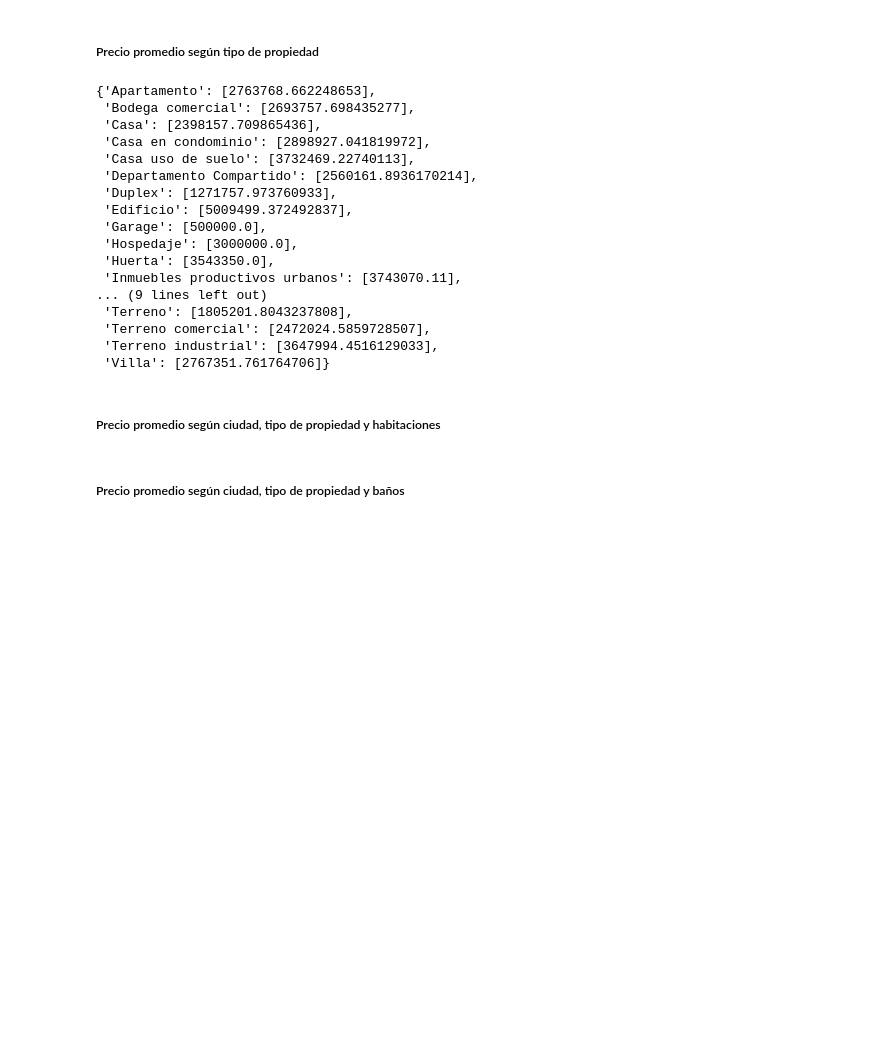
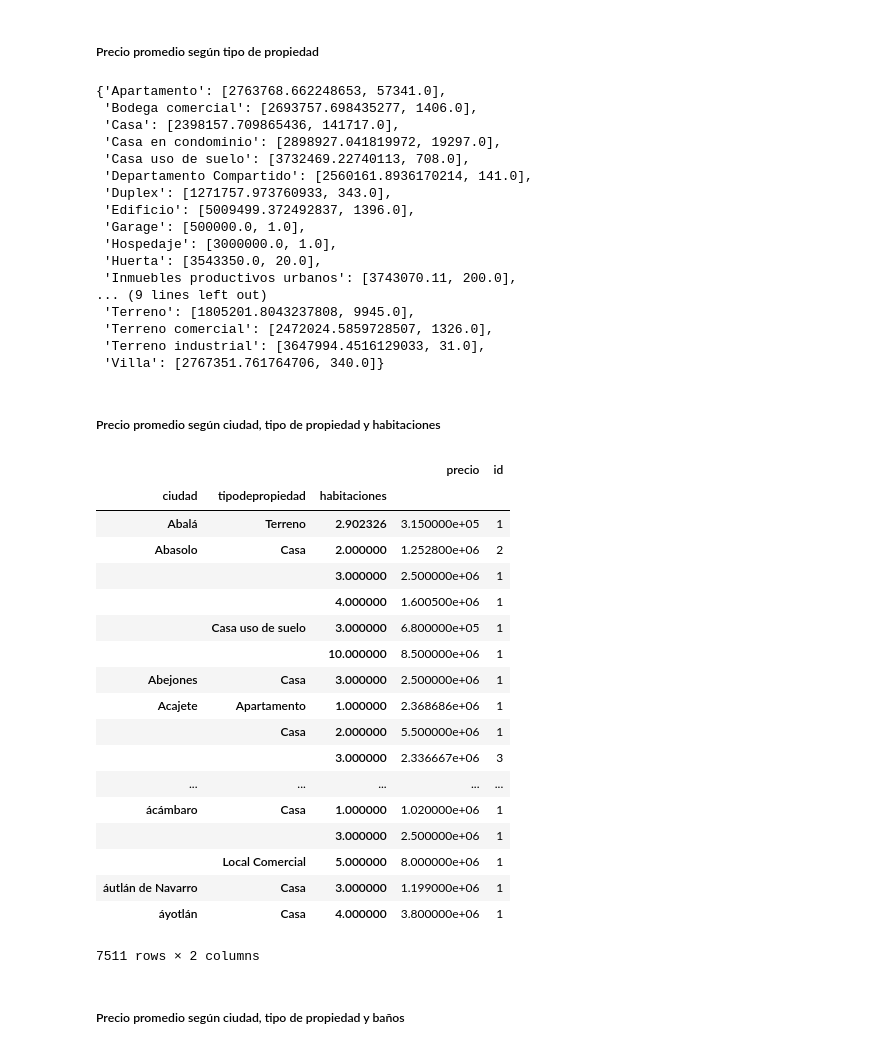
Before and after one commit to cessar5/7506_20192C, a Jupyter notebook: creacionFeatures.ipynb, the cells around one changed output. Drawn from its saved outputs; the diff is of its cells as text; code cells hidden in the pictures; blank space fills up the shorter version.

```diff
--- a/creacionFeatures.ipynb
+++ b/creacionFeatures.ipynb
@@ -430,10 +477,11 @@ df_test['garages_por_habitacion'] = df_test.garages.combine(df_test.habitaciones
 # %%
-precio_promedio_por_ciudad = df_train.groupby('ciudad').agg({'precio':'mean'}).T.to_dict('list')
+precio_promedio_por_ciudad = df_train.groupby('ciudad').agg({'precio':'mean', 'id': 'count'}).T.to_dict('list')
 precio_promedio_general = df_train.precio.mean()
 # %%
 def obtener_precio_promedio_por_ciudad(una_ciudad):
     if una_ciudad in precio_promedio_por_ciudad:
-        return precio_promedio_por_ciudad[una_ciudad][0]
+        if (precio_promedio_por_ciudad[una_ciudad][1] >= 50):
+            return precio_promedio_por_ciudad[una_ciudad][0]
     return precio_promedio_general
 # %%
 df_train['precio_prom_ciudad'] = df_train['ciudad'].apply(obtener_precio_promedio_por_ciudad)
@@ -441,36 +489,59 @@ df_test['precio_prom_ciudad'] = df_test['ciudad'].apply(obtener_precio_promedio_
 # %% [markdown]
 ##### Precio promedio según tipo de propiedad
 # %%
-precio_promedio_por_propiedad = df_train.groupby('tipodepropiedad').agg({'precio':'mean'}).T.to_dict('list')
+precio_promedio_por_propiedad = df_train.groupby('tipodepropiedad').agg({'precio':'mean', 'id': 'count'}).T.to_dict('list')
 precio_promedio_por_propiedad
 # %% [output]
-{'Apartamento': [2763768.662248653],
- 'Bodega comercial': [2693757.698435277],
- 'Casa': [2398157.709865436],
- 'Casa en condominio': [2898927.041819972],
- 'Casa uso de suelo': [3732469.22740113],
- 'Departamento Compartido': [2560161.8936170214],
- 'Duplex': [1271757.973760933],
- 'Edificio': [5009499.372492837],
- 'Garage': [500000.0],
- 'Hospedaje': [3000000.0],
- 'Huerta': [3543350.0],
- 'Inmuebles productivos urbanos': [3743070.11],
+{'Apartamento': [2763768.662248653, 57341.0],
+ 'Bodega comercial': [2693757.698435277, 1406.0],
+ 'Casa': [2398157.709865436, 141717.0],
+ 'Casa en condominio': [2898927.041819972, 19297.0],
+ 'Casa uso de suelo': [3732469.22740113, 708.0],
+ 'Departamento Compartido': [2560161.8936170214, 141.0],
+ 'Duplex': [1271757.973760933, 343.0],
+ 'Edificio': [5009499.372492837, 1396.0],
+ 'Garage': [500000.0, 1.0],
+ 'Hospedaje': [3000000.0, 1.0],
+ 'Huerta': [3543350.0, 20.0],
+ 'Inmuebles productivos urbanos': [3743070.11, 200.0],
 ... (9 lines left out)
- 'Terreno': [1805201.8043237808],
- 'Terreno comercial': [2472024.5859728507],
- 'Terreno industrial': [3647994.4516129033],
- 'Villa': [2767351.761764706]}
+ 'Terreno': [1805201.8043237808, 9945.0],
+ 'Terreno comercial': [2472024.5859728507, 1326.0],
+ 'Terreno industrial': [3647994.4516129033, 31.0],
+ 'Villa': [2767351.761764706, 340.0]}
 # %%
 def obtener_precio_promedio_por_propiedad(un_tipo_propiedad):
     if un_tipo_propiedad in precio_promedio_por_propiedad:
-        return precio_promedio_por_propiedad[un_tipo_propiedad][0]
+        if (precio_promedio_por_propiedad[un_tipo_propiedad][1] >= 50):
+            return precio_promedio_por_propiedad[un_tipo_propiedad][0]
     return precio_promedio_general
 # %%
 df_train['precio_prom_propiedad'] = df_train['tipodepropiedad'].apply(obtener_precio_promedio_por_propiedad)
 df_test['precio_prom_propiedad'] = df_test['tipodepropiedad'].apply(obtener_precio_promedio_por_propiedad)
 # %% [markdown]
 ##### Precio promedio según ciudad, tipo de propiedad y habitaciones
+# %%
+df_train.groupby(['ciudad','tipodepropiedad','habitaciones']).agg({'precio':'mean', 'id': 'count'})
+# %% [output]
+|  |  |  | precio | id |
+| ciudad | tipodepropiedad | habitaciones |  |  |
+| Abalá | Terreno | 2.902326 | 3.150000e+05 | 1 |
+| Abasolo | Casa | 2.000000 | 1.252800e+06 | 2 |
+|  |  | 3.000000 | 2.500000e+06 | 1 |
+|  |  | 4.000000 | 1.600500e+06 | 1 |
+|  | Casa uso de suelo | 3.000000 | 6.800000e+05 | 1 |
+|  |  | 10.000000 | 8.500000e+06 | 1 |
+| Abejones | Casa | 3.000000 | 2.500000e+06 | 1 |
+| Acajete | Apartamento | 1.000000 | 2.368686e+06 | 1 |
+|  | Casa | 2.000000 | 5.500000e+06 | 1 |
+|  |  | 3.000000 | 2.336667e+06 | 3 |
+| ... | ... | ... | ... | ... |
+| ácámbaro | Casa | 1.000000 | 1.020000e+06 | 1 |
+|  |  | 3.000000 | 2.500000e+06 | 1 |
+|  | Local Comercial | 5.000000 | 8.000000e+06 | 1 |
+| áutlán de Navarro | Casa | 3.000000 | 1.199000e+06 | 1 |
+| áyotlán | Casa | 4.000000 | 3.800000e+06 | 1 |
+7511 rows × 2 columns
 # %%
 df_train["precio_prom_ciudad_propiedad_hab"] = df_train.groupby(['ciudad','tipodepropiedad','habitaciones'])['precio'].transform('mean')
 # %%
```
Also changed, not shown: parts of 8 cells of this notebook.
